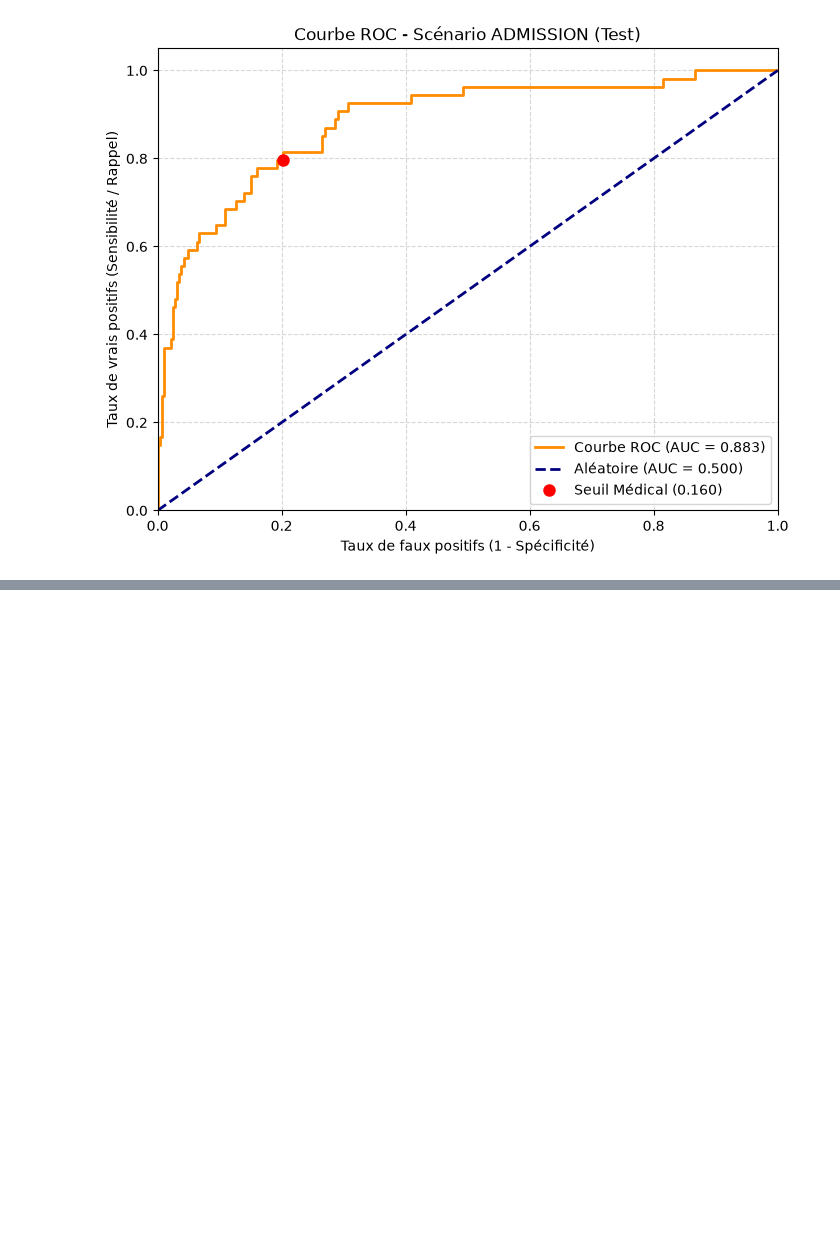
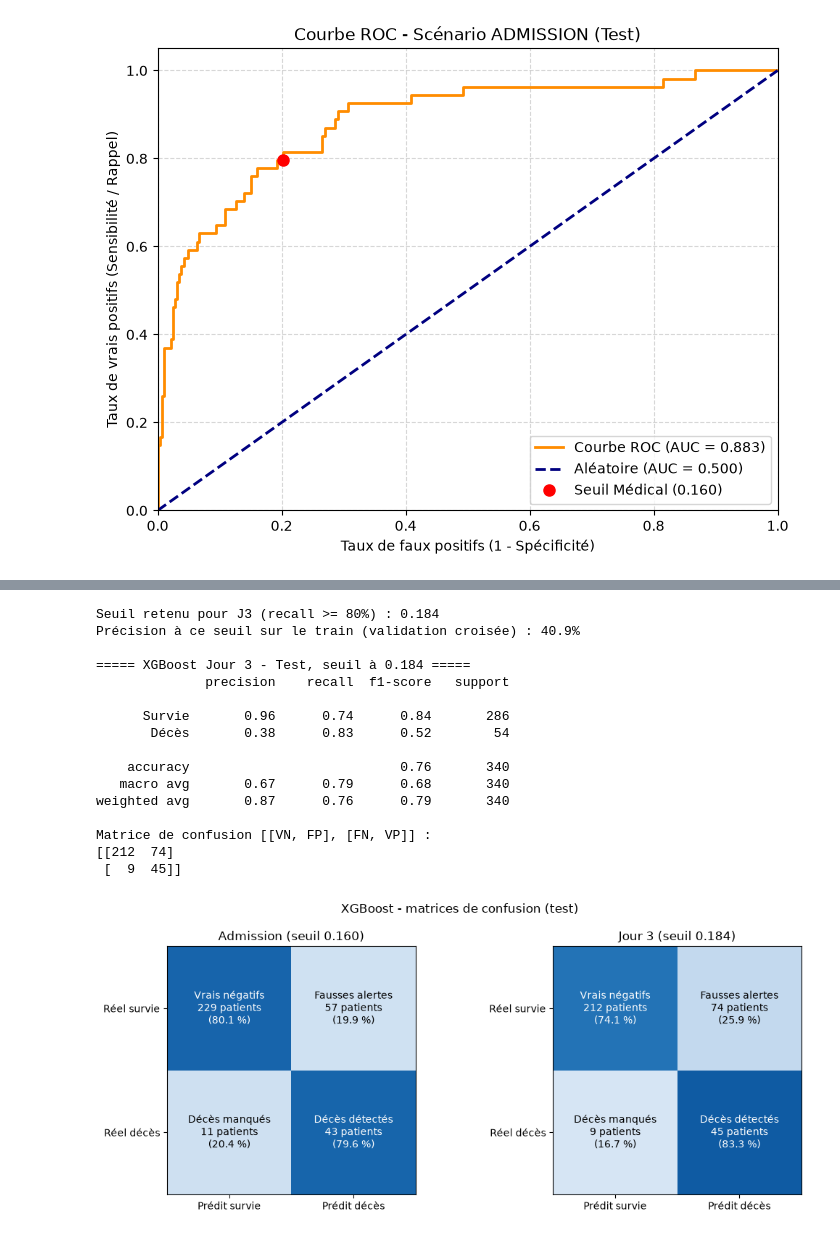
Before and after one commit to maximgasnier/be_ClinTrajan, a Jupyter notebook: notebook_ClinTrajan_VF.ipynb, the cells around one changed output, grey strips where cells are left out. Saved outputs shown, nothing was run; the diff lists cells and outputs as text; code cells hidden in the pictures; blank space fills up the shorter version.

```diff
--- a/notebook_ClinTrajan_VF.ipynb
+++ b/notebook_ClinTrajan_VF.ipynb
@@ -993,0 +1235,53 @@ plt.show()
+# %%
+# Probabilités hors pli sur le TRAIN pour le modèle Jour 3
+y_proba_j3_cv = cross_val_predict(
+    best_model_j3,
+    X_j3_train_imp,
+    y_train,
+    cv=cv,
+    method="predict_proba"
+)[:, 1]
+
+# Seuil le plus élevé qui garantit le même recall cible que pour l'Admission
+precisions_j3, recalls_j3, thresholds_j3 = precision_recall_curve(y_train, y_proba_j3_cv)
+idx_rappel_cible_j3 = np.where(recalls_j3[:-1] >= RECALL_CIBLE)[0]
+assert len(idx_rappel_cible_j3) > 0, f"Aucun seuil n'atteint un recall de {RECALL_CIBLE:.0%} à J3"
+
+seuil_medical_j3 = thresholds_j3[idx_rappel_cible_j3[-1]]
+print(f"Seuil retenu pour J3 (recall >= {RECALL_CIBLE:.0%}) : {seuil_medical_j3:.3f}")
+print(f"Précision à ce seuil sur le train (validation croisée) : {precisions_j3[idx_rappel_cible_j3[-1]]:.1%}")
+
+# Évaluation unique sur le test J3
+y_proba_test_j3 = best_model_j3.predict_proba(X_j3_test_imp)[:, 1]
+y_pred_medical_j3 = (y_proba_test_j3 >= seuil_medical_j3).astype(int)
+
+print(f"\n===== XGBoost Jour 3 - Test, seuil à {seuil_medical_j3:.3f} =====")
+print(classification_report(y_test, y_pred_medical_j3, target_names=["Survie", "Décès"]))
+print("Matrice de confusion [[VN, FP], [FN, VP]] :")
+print(confusion_matrix(y_test, y_pred_medical_j3))
+
+# Comparaison visuelle Admission / Jour 3
+fig, axes = plt.subplots(1, 2, figsize=(11, 4.5))
+tracer_matrice(axes[0], y_test, y_pred_medical, f"Admission (seuil {seuil_medical:.3f})")
+tracer_matrice(axes[1], y_test, y_pred_medical_j3, f"Jour 3 (seuil {seuil_medical_j3:.3f})")
+plt.suptitle("XGBoost - matrices de confusion (test)")
+plt.tight_layout()
+plt.show()
+# %% [output]
+Seuil retenu pour J3 (recall >= 80%) : 0.184
+Précision à ce seuil sur le train (validation croisée) : 40.9%
+
+===== XGBoost Jour 3 - Test, seuil à 0.184 =====
+              precision    recall  f1-score   support
+
+      Survie       0.96      0.74      0.84       286
+       Décès       0.38      0.83      0.52        54
+
+    accuracy                           0.76       340
+   macro avg       0.67      0.79      0.68       340
+weighted avg       0.87      0.76      0.79       340
+
+Matrice de confusion [[VN, FP], [FN, VP]] :
+[[212  74]
+ [  9  45]]
+[figure, added]
```
Also changed, not shown: parts of 16 cells of this notebook.
